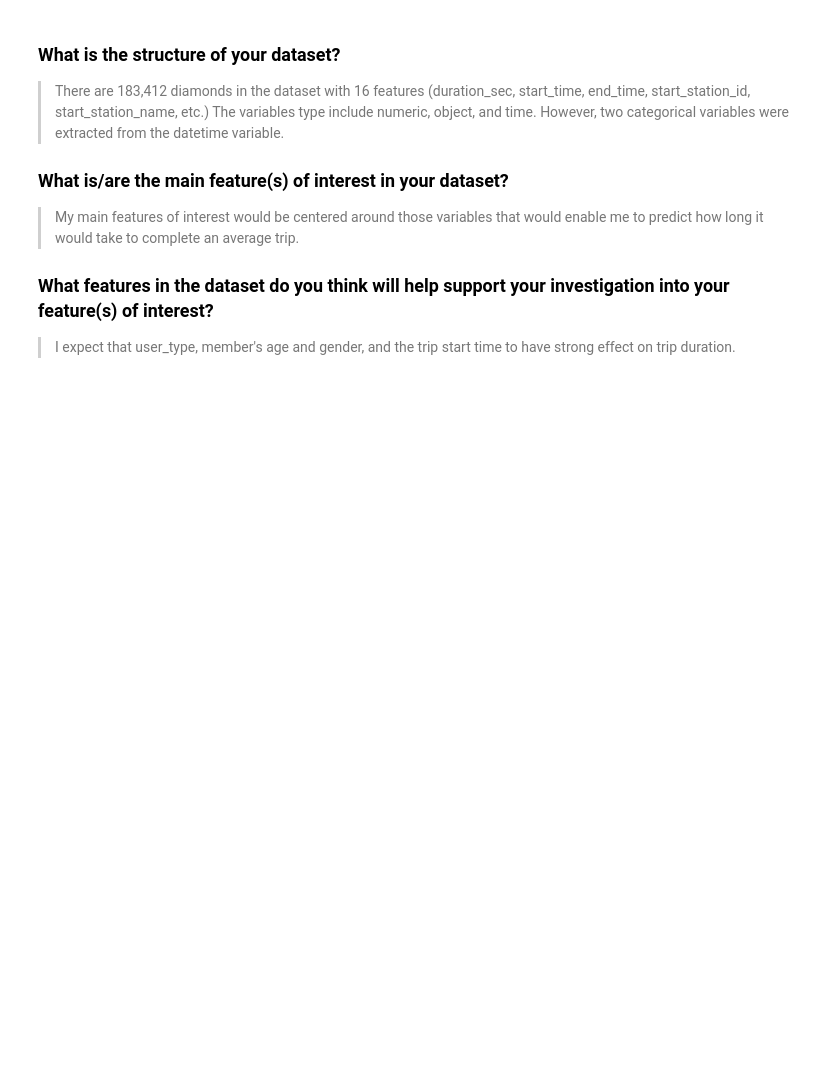
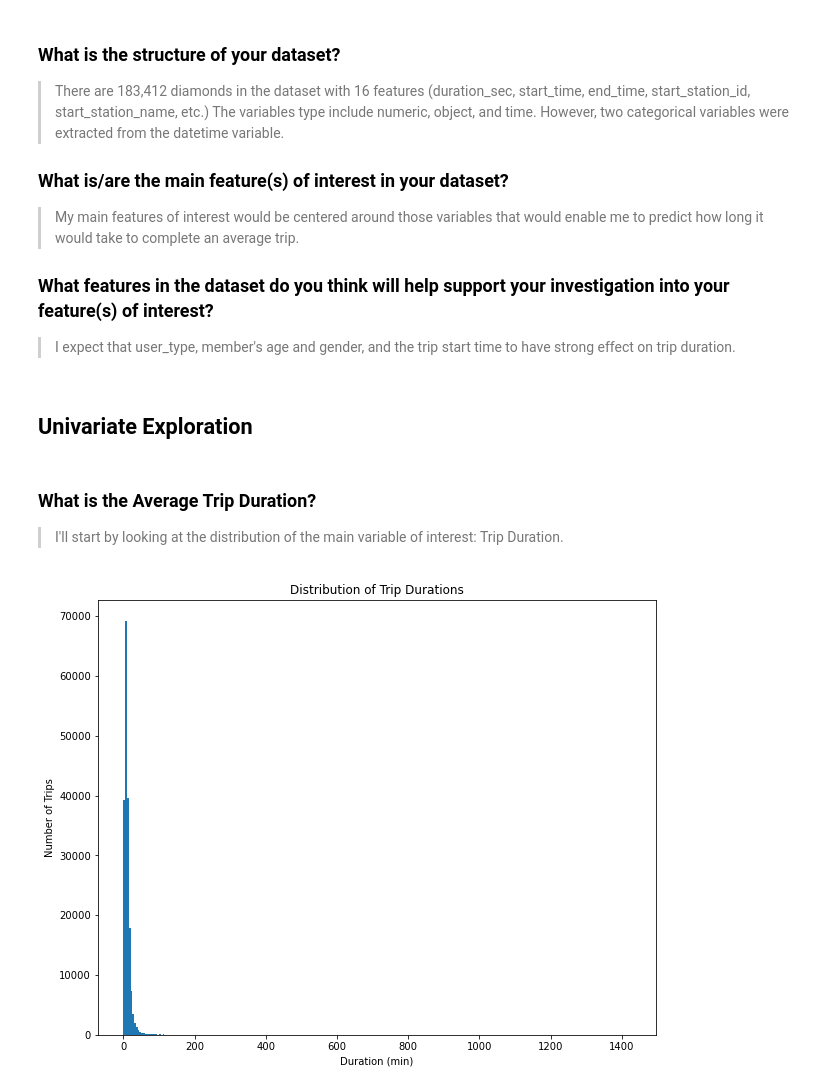
Before and after one commit to PatrickEmmanuel/Ford-Go-Bike-Data-Exploration-and-Analysis, a Jupyter notebook: Part_1-Ford-Go-Bike-System-Data-Exploration-and-Visualization.ipynb, the cells around one changed output. Cells and saved outputs as stored; diff of their text form; code cells hidden in the pictures; blank space fills up the shorter version.

Commit message:
Perform univariate exploration

```diff
--- a/Part_1-Ford-Go-Bike-System-Data-Exploration-and-Visualization.ipynb
+++ b/Part_1-Ford-Go-Bike-System-Data-Exploration-and-Visualization.ipynb
@@ -93,3 +93,31 @@ dtype: int64
 ### What features in the dataset do you think will help support your investigation into your feature(s) of interest?
 
 > I expect that user_type, member's age and gender, and the trip start time to have strong effect on trip duration.
+# %% [markdown]
+## Univariate Exploration
+# %%
+def axes_title(title, x_label, y_label, center=False):
+    """This function is to add title and labels to plots.
+       Where the parameters are all of string type"""
+    if center:
+        tit = plt.suptitle(title)
+    else:
+        tit = plt.title(title)
+    return (tit,
+    plt.xlabel(x_label),
+    plt.ylabel(y_label))
+
+base_color=sb.color_palette()[1]
+# %% [markdown]
+###  What is the Average Trip Duration?
+> I'll start by looking at the distribution of the main variable of interest: Trip Duration.
+# %%
+binsize = 5
+bins = np.arange(0, df['duration_minutes'].max()+binsize, binsize)
+
+plt.figure(figsize=[10, 8])
+plt.hist(data = df, x = 'duration_minutes', bins = bins)
+axes_title(title="Distribution of Trip Durations",x_label="Duration (min)", y_label="Number of Trips")
+plt.show()
+# %% [output]
+[figure, added]
```
Also changed, not shown: parts of 19 cells of this notebook.
